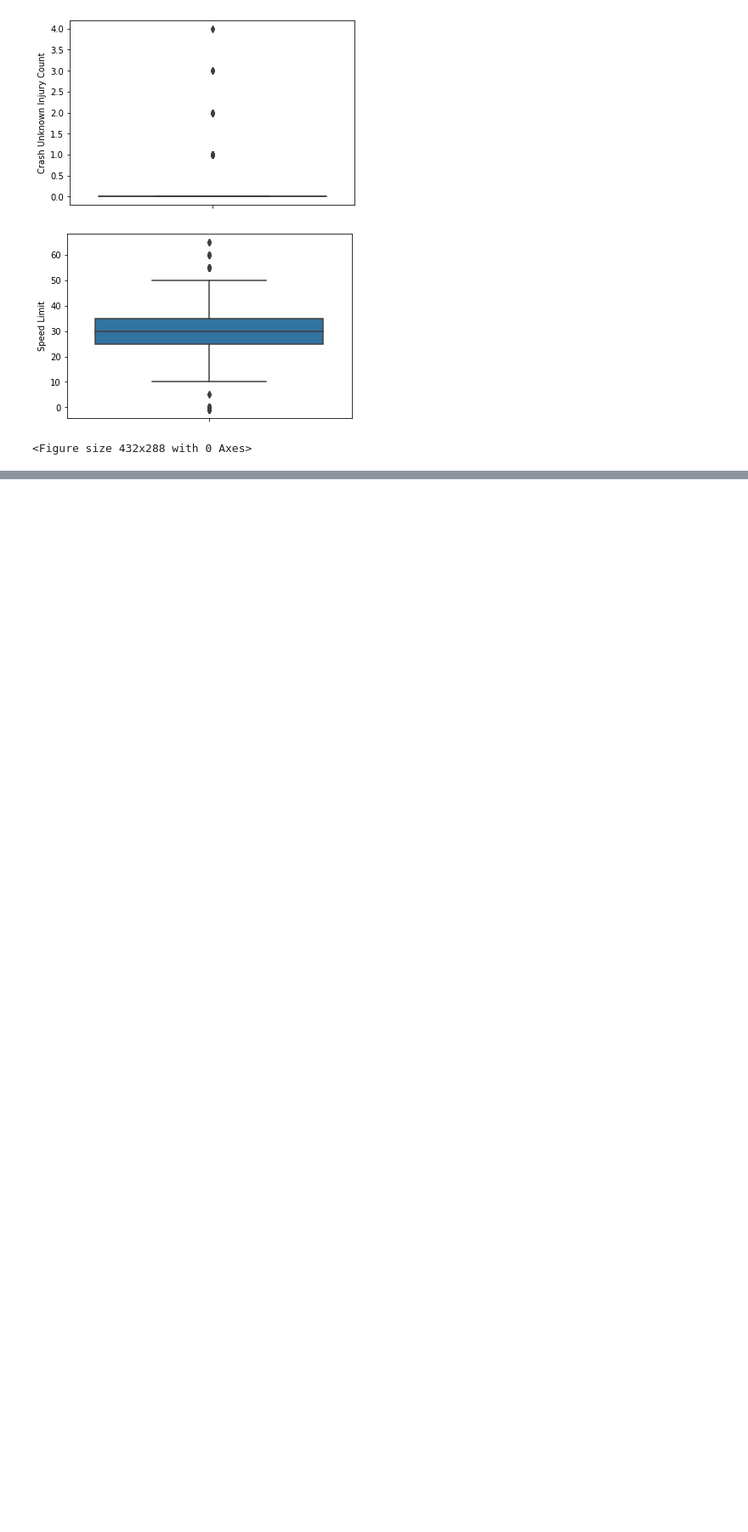
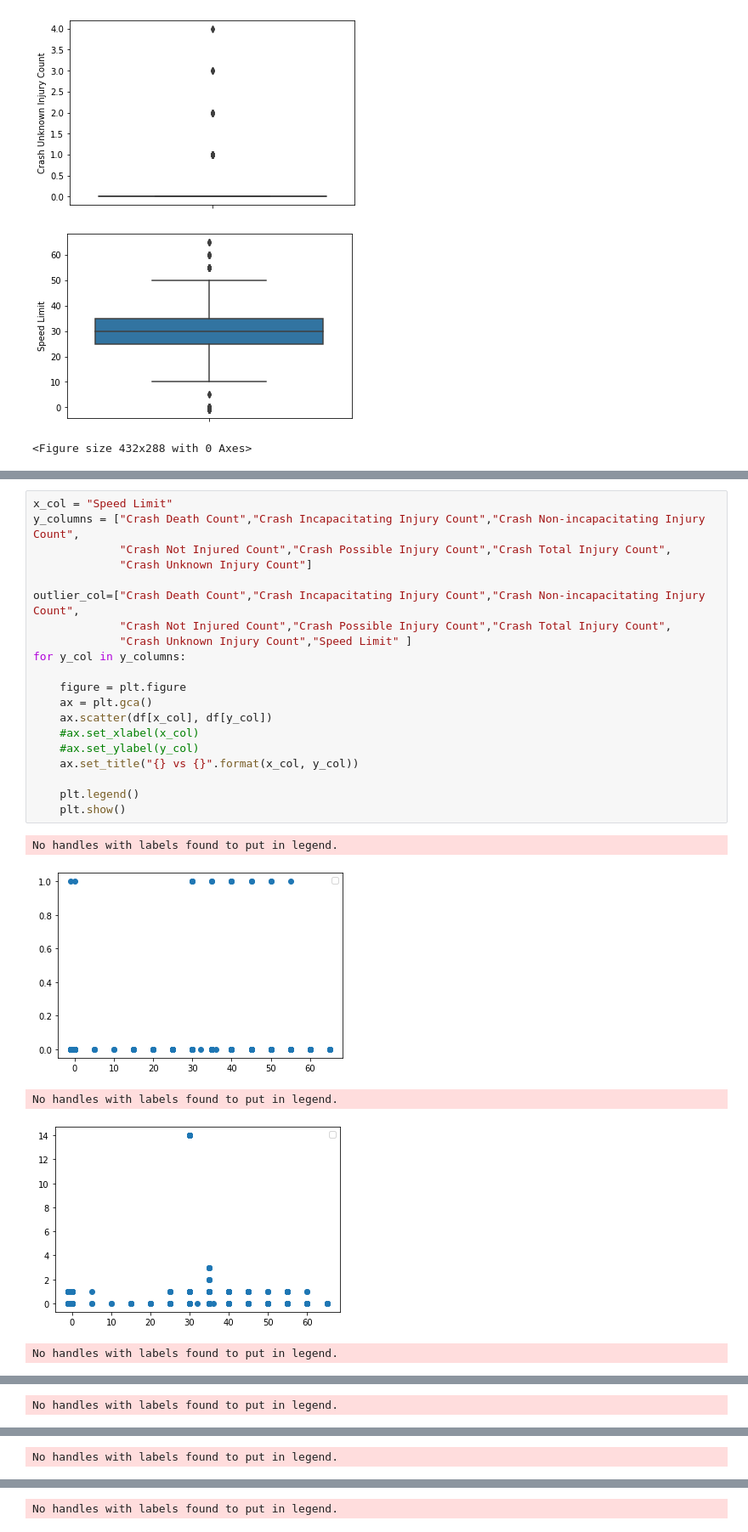
Before and after one commit to soonkienyuan/data-wrangling-school-project, a Jupyter notebook: outlier location.ipynb, the cells around one changed output, grey strips where cells are left out. Shown: that part at 85% size. Drawn from its saved outputs; the diff is of its cells as text; blank space fills up the shorter version.

```diff
--- a/outlier location.ipynb
+++ b/outlier location.ipynb
@@ -105,0 +121,26 @@ for col in outlier_col:
+# %%
+x_col = "Speed Limit"
+y_columns = ["Crash Death Count","Crash Incapacitating Injury Count","Crash Non-incapacitating Injury Count",
+             "Crash Not Injured Count","Crash Possible Injury Count","Crash Total Injury Count",
+             "Crash Unknown Injury Count"]
+
+outlier_col=["Crash Death Count","Crash Incapacitating Injury Count","Crash Non-incapacitating Injury Count",
+             "Crash Not Injured Count","Crash Possible Injury Count","Crash Total Injury Count",
+             "Crash Unknown Injury Count","Speed Limit" ]
+for y_col in y_columns:
+
+    figure = plt.figure
+    ax = plt.gca()
+    ax.scatter(df[x_col], df[y_col])
+    #ax.set_xlabel(x_col)
+    #ax.set_ylabel(y_col)
+    ax.set_title("{} vs {}".format(x_col, y_col))
+
+    plt.legend()
+    plt.show()
+# %% [output]
+No handles with labels found to put in legend.
+[figure, added]
+No handles with labels found to put in legend.
+[figure, added]
+No handles with labels found to put in legend.
@@ -105,0 +148 @@ for col in outlier_col:
+No handles with labels found to put in legend.
@@ -105,0 +150 @@ for col in outlier_col:
+No handles with labels found to put in legend.
@@ -105,0 +152 @@ for col in outlier_col:
+No handles with labels found to put in legend.
```
Also changed, not shown: parts of 3 cells of this notebook.
